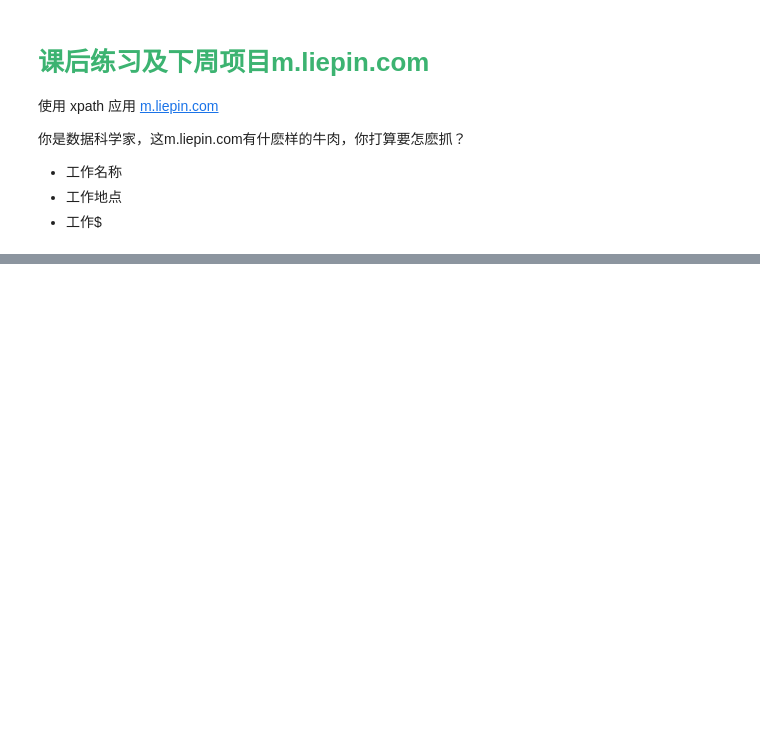
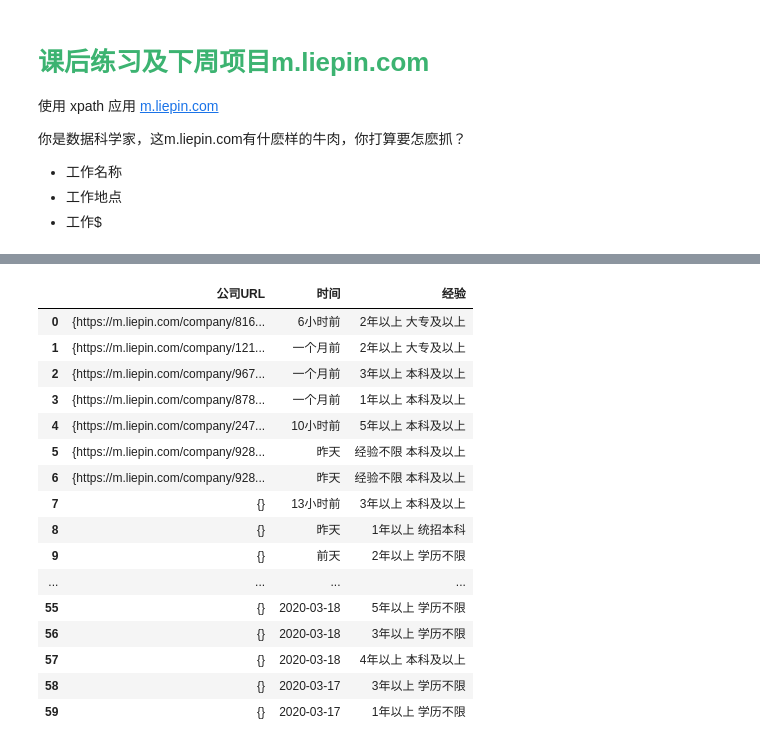
Before and after one commit to Zkimzie/web-mining-e-textbook, a Jupyter notebook: 20春_Web数据挖掘_week02_181012124.ipynb, the cells around one changed output, grey strips where cells are left out. Drawn from its saved outputs; the diff is of its cells as text; code cells hidden in the pictures; blank space fills up the shorter version.

```diff
--- a/20春_Web数据挖掘_week02_181012124.ipynb
+++ b/20春_Web数据挖掘_week02_181012124.ipynb
@@ -678,0 +680,34 @@ print(r.html.xpath('//a[@class="flex-2 job-name"]/following-sibling::span/text()
+# %%
+# C-5
+# 难: '公司URL', '时间', '经验'
+news=r.html.xpath('//dd[@class="right-info"]/ul/li[2]/a')
+URL = []
+for i in news:
+    URL.append(i.absolute_links)
+时间=r.html.xpath('//dd[@class="right-info"]/ul/li/time/text()')
+经验=r.html.xpath('//dd[@class="right-info"]/ul/li[last()]/text()[3]')
+经验 = [x.strip() for x in 经验 if x.strip() != '']
+df1=pd.DataFrame({
+    "公司URL": URL,
+    "时间": 时间,
+    "经验": 经验,
+})
+df1
+# %% [output]
+|  | 公司URL | 时间 | 经验 |
+| 0 | {https://m.liepin.com/company/816... | 6小时前 | 2年以上 大专及以上 |
+| 1 | {https://m.liepin.com/company/121... | 一个月前 | 2年以上 大专及以上 |
+| 2 | {https://m.liepin.com/company/967... | 一个月前 | 3年以上 本科及以上 |
+| 3 | {https://m.liepin.com/company/878... | 一个月前 | 1年以上 本科及以上 |
+| 4 | {https://m.liepin.com/company/247... | 10小时前 | 5年以上 本科及以上 |
+| 5 | {https://m.liepin.com/company/928... | 昨天 | 经验不限 本科及以上 |
+| 6 | {https://m.liepin.com/company/928... | 昨天 | 经验不限 本科及以上 |
+| 7 | {} | 13小时前 | 3年以上 本科及以上 |
+| 8 | {} | 昨天 | 1年以上 统招本科 |
+| 9 | {} | 前天 | 2年以上 学历不限 |
+| ... | ... | ... | ... |
+| 55 | {} | 2020-03-18 | 5年以上 学历不限 |
+| 56 | {} | 2020-03-18 | 3年以上 学历不限 |
+| 57 | {} | 2020-03-18 | 4年以上 本科及以上 |
+| 58 | {} | 2020-03-17 | 3年以上 学历不限 |
+| 59 | {} | 2020-03-17 | 1年以上 学历不限 |
```
Also changed, not shown: parts of 16 cells of this notebook, 4 other files.
